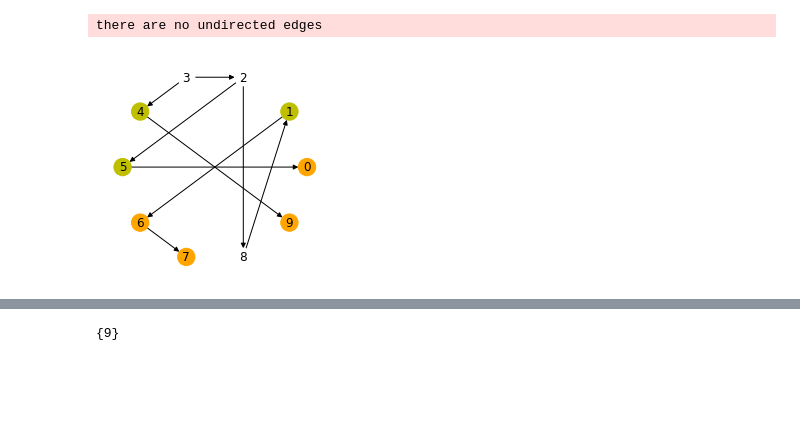
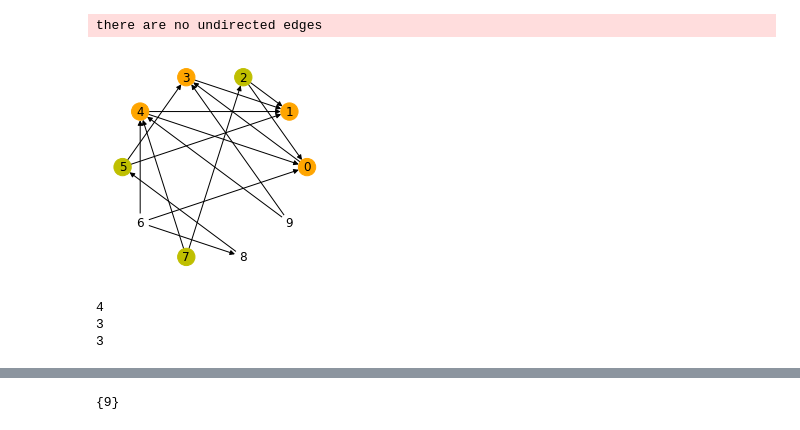
Before and after one commit to uhlerlab/causal_mean_matching, a Jupyter notebook: test.ipynb, the cells around one changed output, grey strips where cells are left out. Saved outputs shown, nothing was run; the diff lists cells and outputs as text; code cells hidden in the pictures; blank space fills up the shorter version.

```diff
--- a/test.ipynb
+++ b/test.ipynb
@@ -7,11 +6,25 @@ from visualize import draw
 from graphs import mean_match
 from policys import random_policy, clique_tree_policy, submodular_policy
 # %%
-P = mean_match(nnodes=10, sampler='d_tree', sparse=3)
+P = mean_match(nnodes=10, sampler='barbasi_albert', sparse=3)
 draw(P.DAG, P.intervention, P.solved_intervention, P.remained_changed_nodes)
 # %% [output]
 there are no undirected edges
-[figure, old version]
+[figure, new version]
+# %%
+P.reset()
+random_ints = random_policy(P, sparse=1)
+print(len(random_ints))
+P.reset()
+clique_ints = clique_tree_policy(P, sparse=1)
+print(len(clique_ints))
+P.reset()
+submoduler_ints = submodular_policy(P, sparse=1)
+print(len(submoduler_ints))
+# %% [output]
+4
+3
+3
 # %%
 r_ints = {10:0, 20:0, 50:0, 100:0, 200:0, 500:0, 1000:0}
 c_ints = {10:0, 20:0, 50:0, 100:0, 200:0, 500:0, 1000:0}
```
Also changed, not shown: parts of 6 cells of this notebook, 2 other files.
